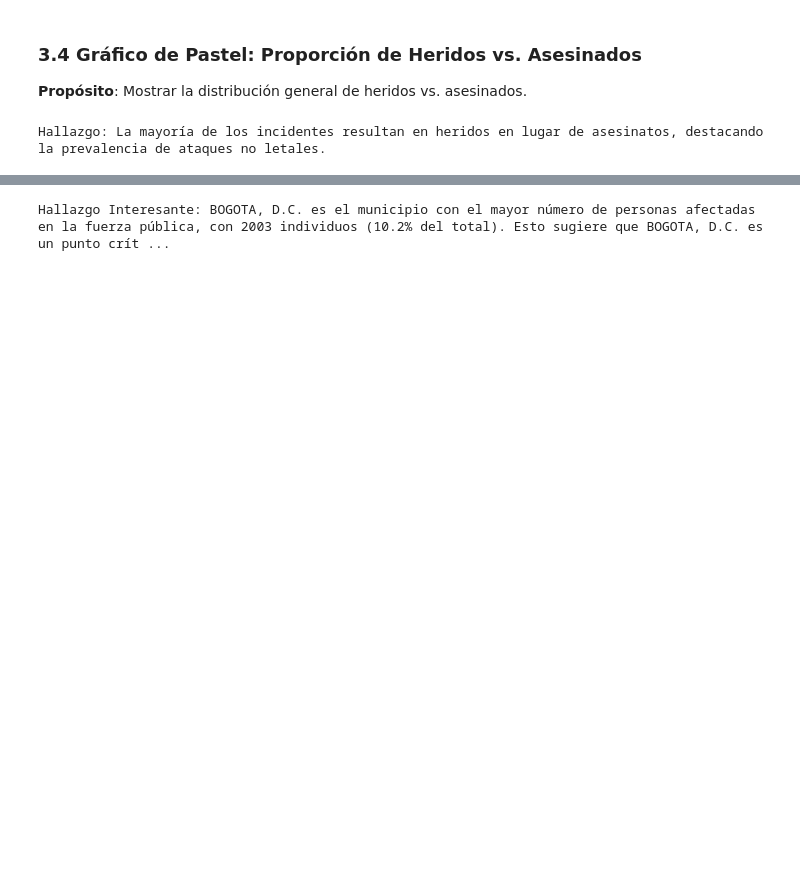
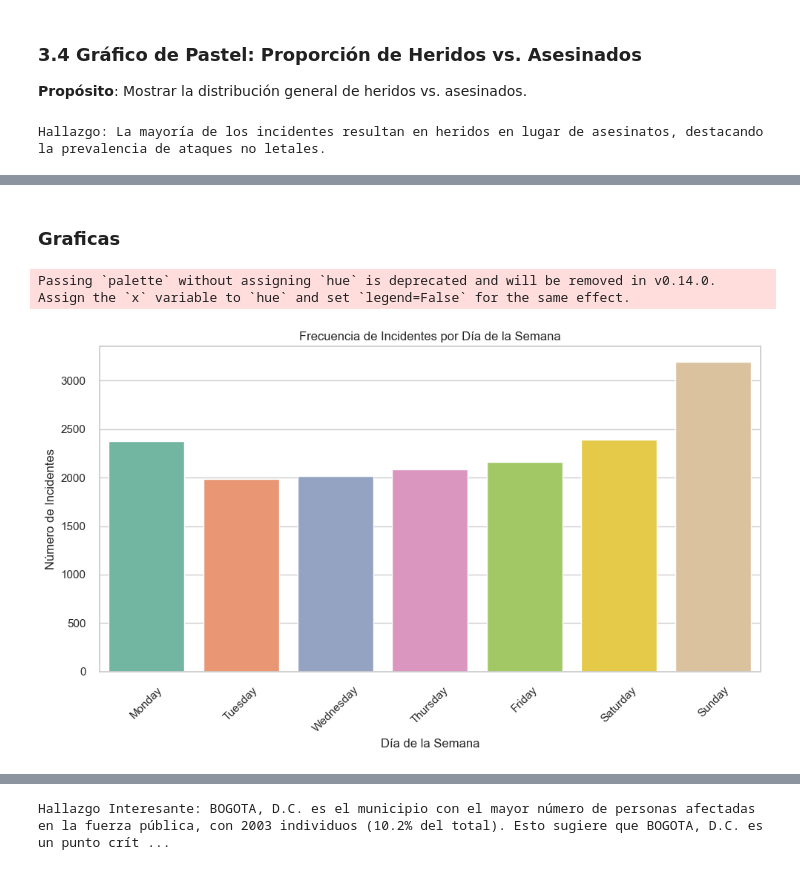
Before and after one commit to Esmeralda-RG/proyecto_datos, a Jupyter notebook: Analisis_Incidentes_Fuerza_Publica.ipynb, the cells around one changed output, grey strips where cells are left out. Cells and saved outputs as stored; diff of their text form; code cells hidden in the pictures; blank space fills up the shorter version.

```diff
--- a/Analisis_Incidentes_Fuerza_Publica.ipynb
+++ b/Analisis_Incidentes_Fuerza_Publica.ipynb
@@ -259,0 +425,22 @@ Hallazgo: La mayoría de los incidentes resultan en heridos en lugar de asesinat
+# %% [markdown]
+### Graficas
+# %%
+#Frecuencia de incidentes por día de la semana
+import seaborn as sns
+import matplotlib.pyplot as plt
+
+# Configuración estética
+sns.set(style="whitegrid")
+plt.figure(figsize=(10, 6))
+orden_dias = ['Monday', 'Tuesday', 'Wednesday', 'Thursday', 'Friday', 'Saturday', 'Sunday']
+sns.countplot(data=df_transformado, x='DIA_SEMANA', order=orden_dias, palette='Set2')
+
+plt.title('Frecuencia de Incidentes por Día de la Semana')
+plt.xlabel('Día de la Semana')
+plt.ylabel('Número de Incidentes')
+plt.xticks(rotation=45)
+plt.tight_layout()
+plt.show()
+# %% [output]
+Passing `palette` without assigning `hue` is deprecated and will be removed in v0.14.0. Assign the `x` variable to `hue` and set `legend=False` for the same effect.
+[figure, added]
```
Also changed, not shown: parts of 18 cells of this notebook.
